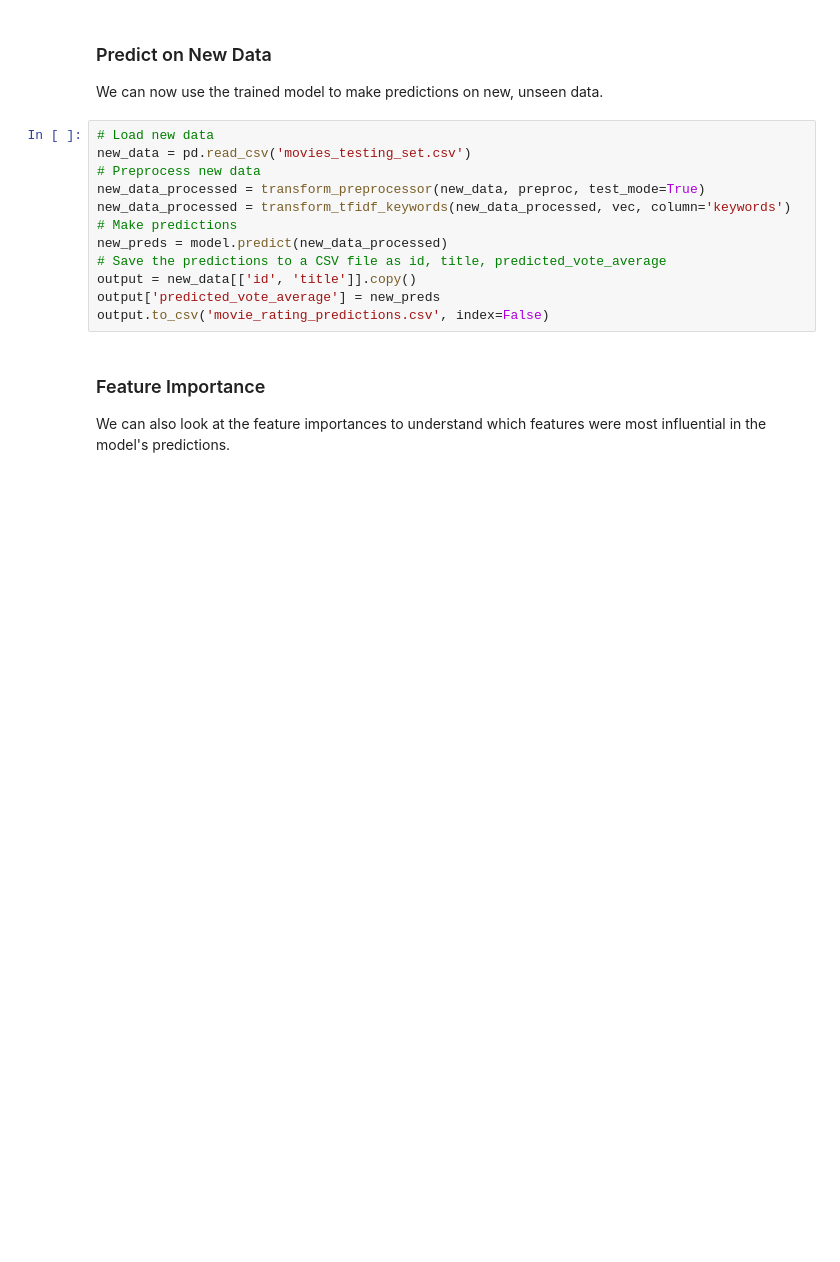
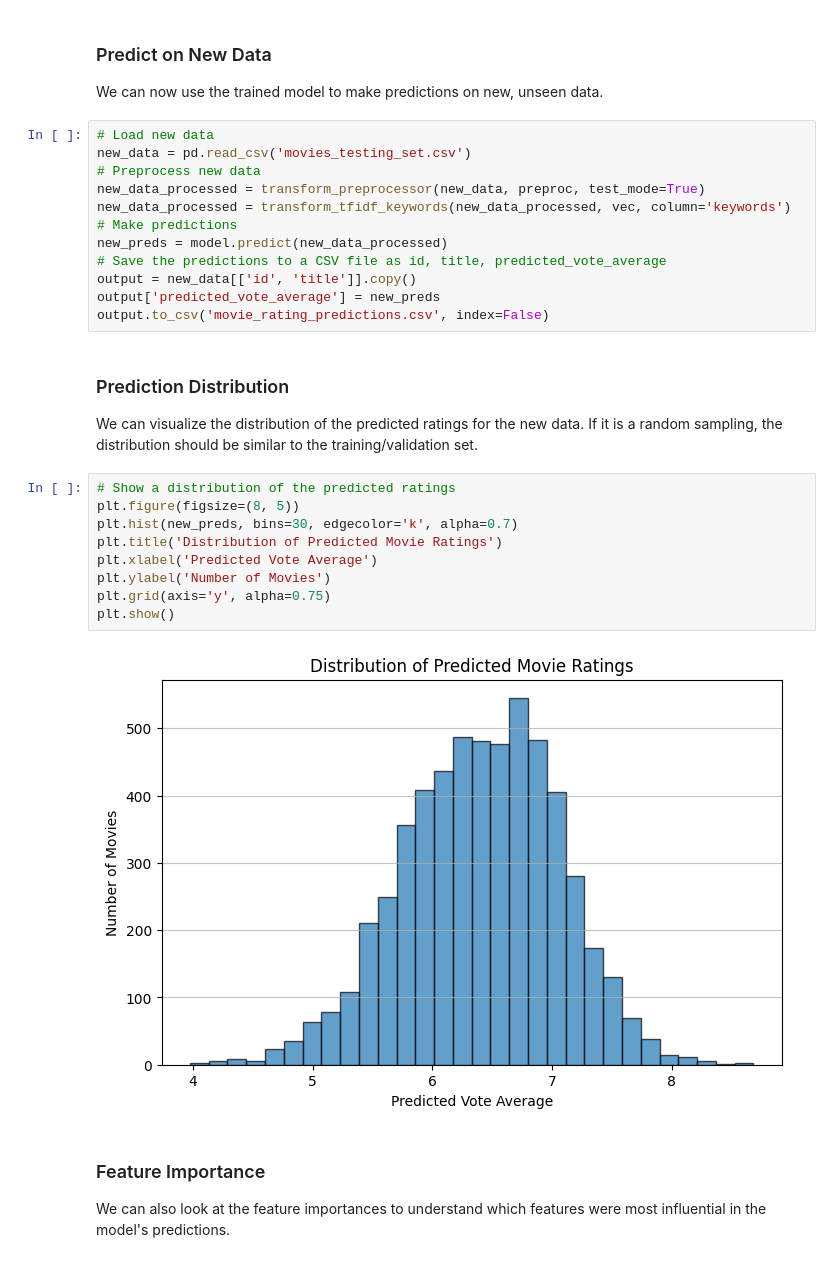
Before and after one commit to jdsdsmt/data-miners-halloween-comp, a Jupyter notebook: new_data_predictor.ipynb, the cells around one changed output. Drawn from its saved outputs; the diff is of its cells as text; blank space fills up the shorter version.

```diff
--- a/new_data_predictor.ipynb
+++ b/new_data_predictor.ipynb
@@ -372,6 +377,21 @@ new_preds = model.predict(new_data_processed)
 output = new_data[['id', 'title']].copy()
 output['predicted_vote_average'] = new_preds
 output.to_csv('movie_rating_predictions.csv', index=False)
+# %% [markdown]
+### Prediction Distribution
+We can visualize the distribution of the predicted ratings for the new data.
+If it is a random sampling, the distribution should be similar to the training/validation set.
+# %%
+# Show a distribution of the predicted ratings
+plt.figure(figsize=(8, 5))
+plt.hist(new_preds, bins=30, edgecolor='k', alpha=0.7)
+plt.title('Distribution of Predicted Movie Ratings')
+plt.xlabel('Predicted Vote Average')
+plt.ylabel('Number of Movies')
+plt.grid(axis='y', alpha=0.75)
+plt.show()
+# %% [output]
+[figure, added]
 # %% [markdown]
 ### Feature Importance
 We can also look at the feature importances to understand which features were most influential in the model's predictions.
```
Also changed, not shown: parts of 4 cells of this notebook, 5 other files.
